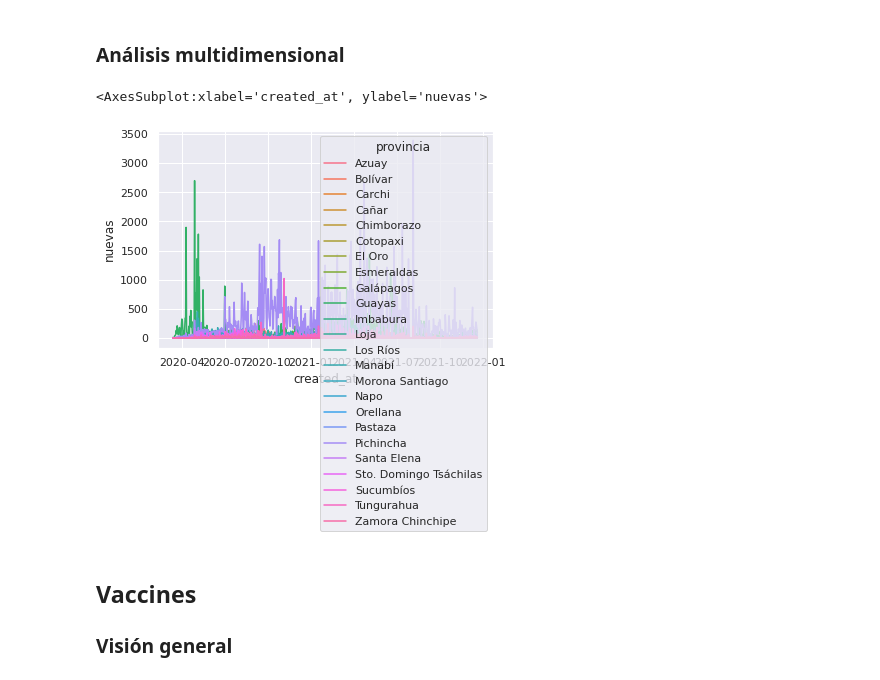
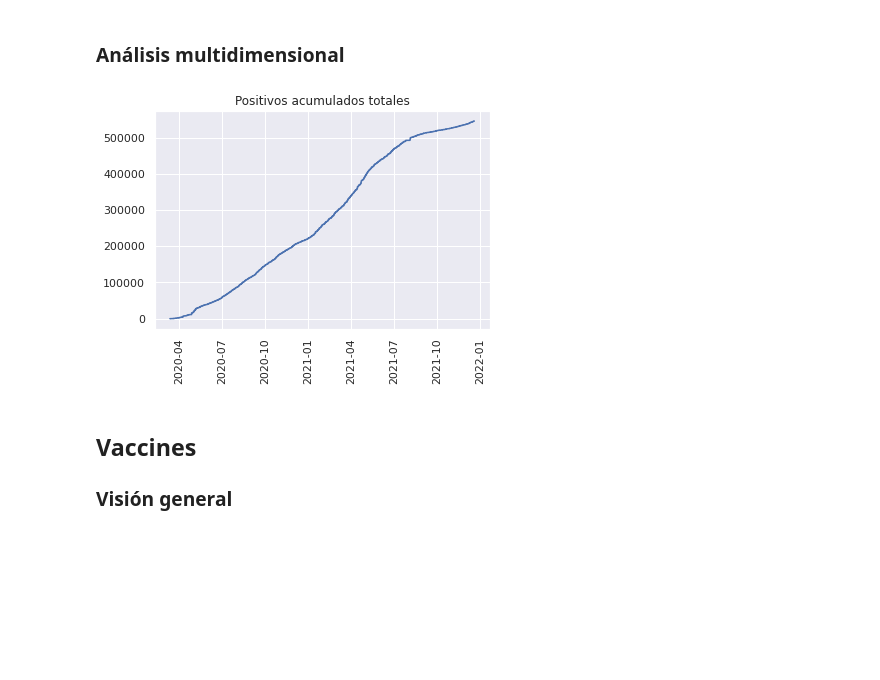
Before and after one commit to anthonymanotoa/covid-ec, a Jupyter notebook: notebooks/2.1-covid_exploration.ipynb, the cells around one changed output. Drawn from its saved outputs; the diff is of its cells as text; code cells hidden in the pictures; blank space fills up the shorter version.

```diff
--- a/notebooks/2.1-covid_exploration.ipynb
+++ b/notebooks/2.1-covid_exploration.ipynb
@@ -74,11 +74,13 @@ plt.show()
 [figure]
 # %% [markdown]
 ### Análisis multidimensional
-# %%
-sns.lineplot(data=positives, x='created_at', y='nuevas', hue='provincia')
-# %% [output]
-<AxesSubplot:xlabel='created_at', ylabel='nuevas'>
-[figure, removed]
+# %%
+plt.plot(positives.created_at, positives.acumulados)
+plt.xticks(rotation=90)
+plt.title('Positivos acumulados totales')
+plt.show()
+# %% [output]
+[figure, added]
 # %% [markdown]
 ## Vaccines
 
```
Also changed, not shown: parts of 1 cell of this notebook, 1 other file.
